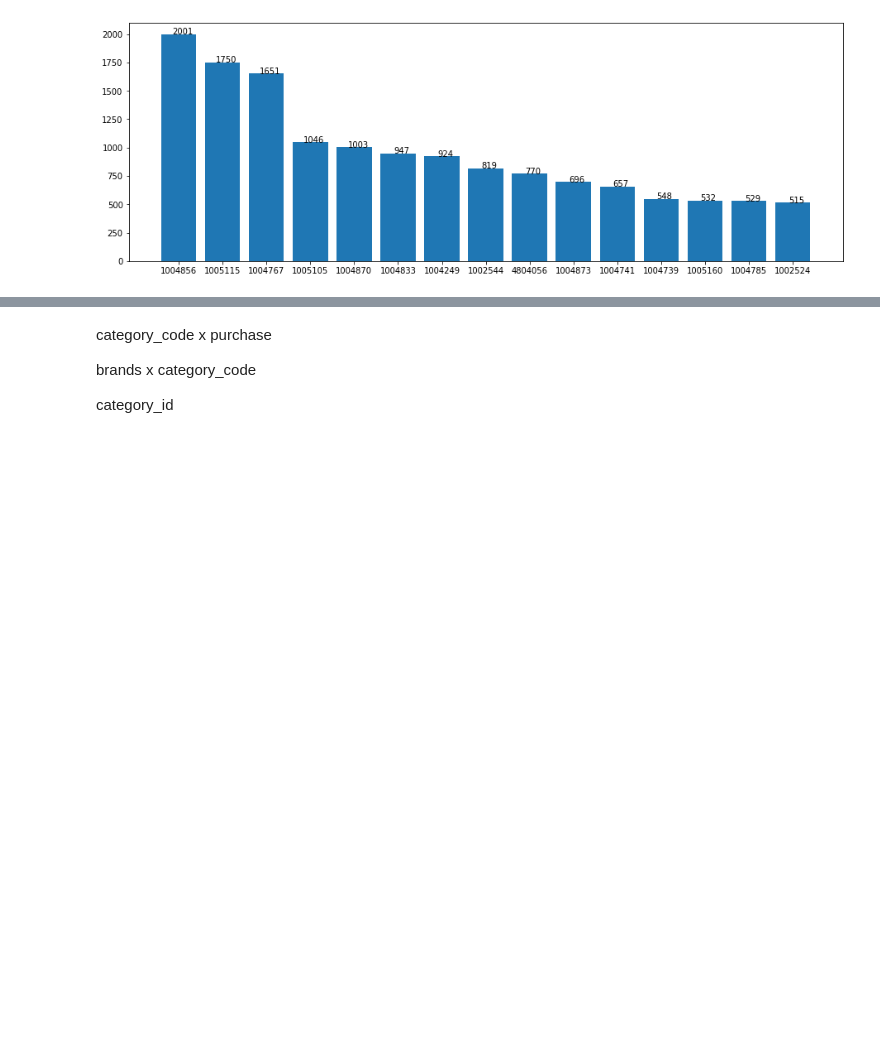
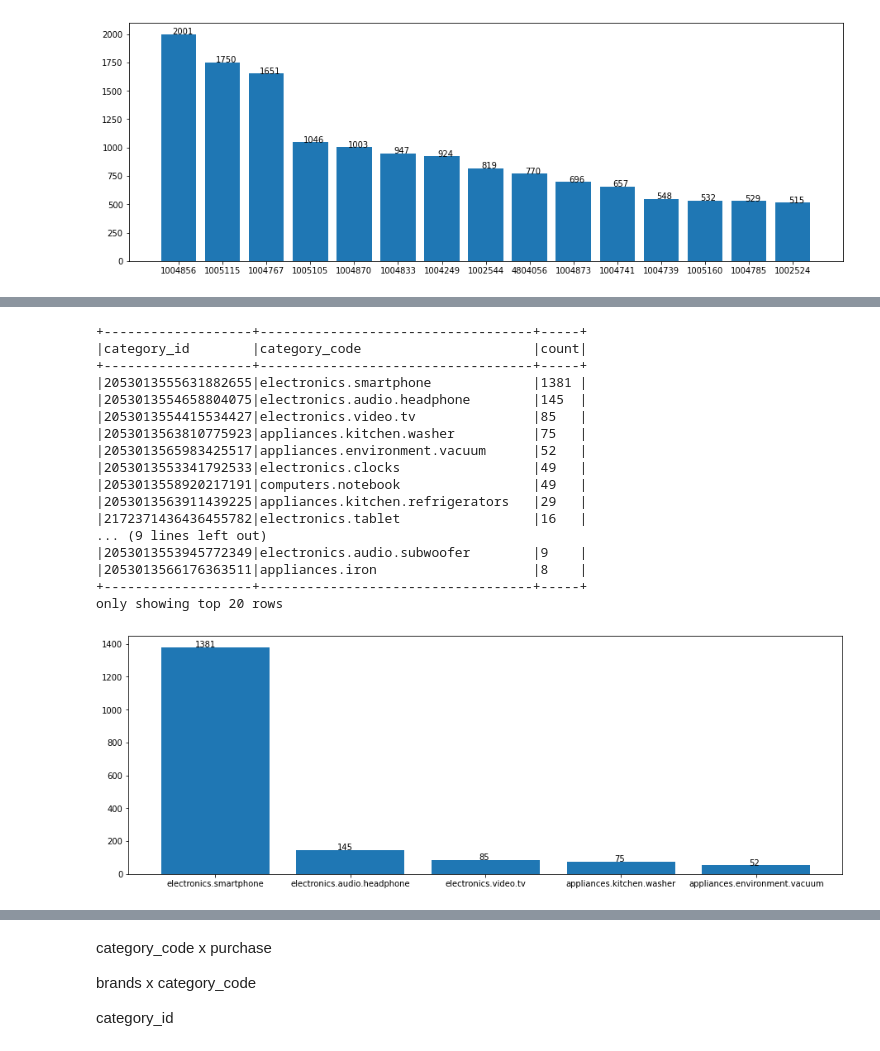
Before and after one commit to Caldeirada/abd_recommendation, a Jupyter notebook: data_exploration_preparation.ipynb, the cells around one changed output, grey strips where cells are left out. Cells and saved outputs as stored; diff of their text form; code cells hidden in the pictures; blank space fills up the shorter version.

```diff
--- a/data_exploration_preparation.ipynb
+++ b/data_exploration_preparation.ipynb
@@ -333,0 +380,26 @@ only showing top 20 rows
+# %%
+# category x purchase
+
+limit = 5
+category_purchased = df_sales.where(col("event_type") == "purchase").groupBy("category_id", "category_code").count().orderBy(col("count").desc())
+category_purchased.show(truncate=False)
+barPlot([str(col["category_code"]) for col in category_purchased.select("category_code").limit(limit).collect()], [row["count"] for row in category_purchased.take(limit)])
+# %% [output]
++-------------------+-----------------------------------+-----+
+|category_id        |category_code                      |count|
++-------------------+-----------------------------------+-----+
+|2053013555631882655|electronics.smartphone             |1381 |
+|2053013554658804075|electronics.audio.headphone        |145  |
+|2053013554415534427|electronics.video.tv               |85   |
+|2053013563810775923|appliances.kitchen.washer          |75   |
+|2053013565983425517|appliances.environment.vacuum      |52   |
+|2053013553341792533|electronics.clocks                 |49   |
+|2053013558920217191|computers.notebook                 |49   |
+|2053013563911439225|appliances.kitchen.refrigerators   |29   |
+|2172371436436455782|electronics.tablet                 |16   |
+... (9 lines left out)
+|2053013553945772349|electronics.audio.subwoofer        |9    |
+|2053013566176363511|appliances.iron                    |8    |
++-------------------+-----------------------------------+-----+
+only showing top 20 rows
+[figure, added]
```
Also changed, not shown: parts of 7 cells of this notebook.
